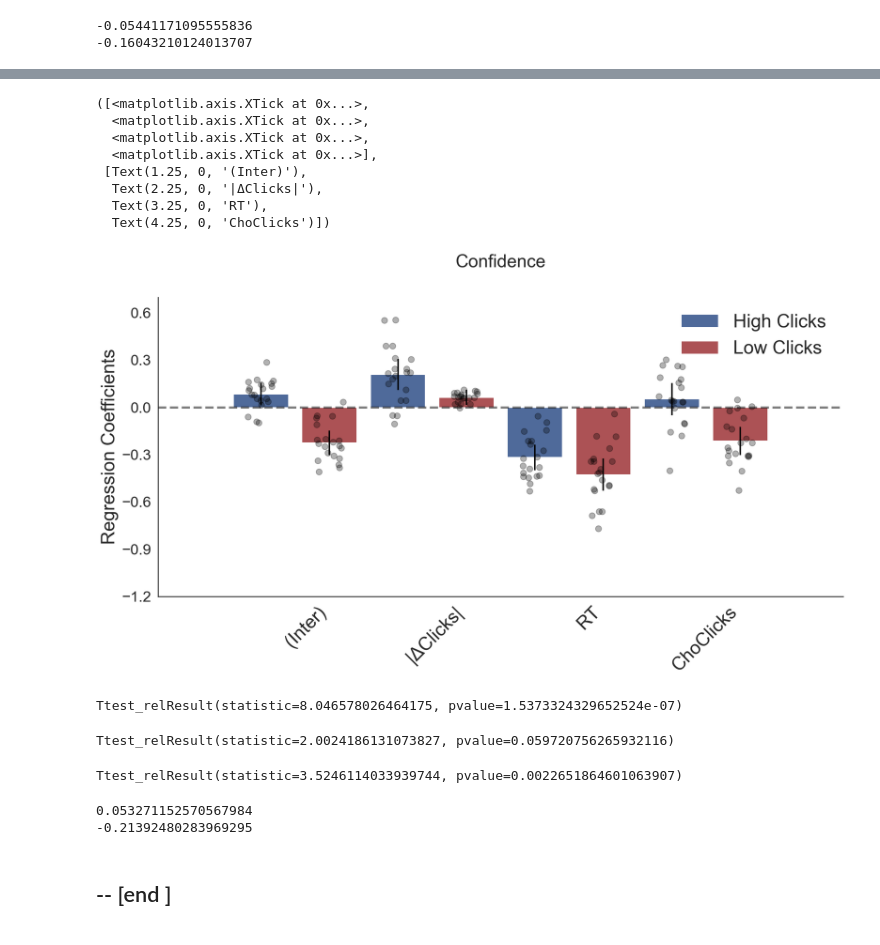
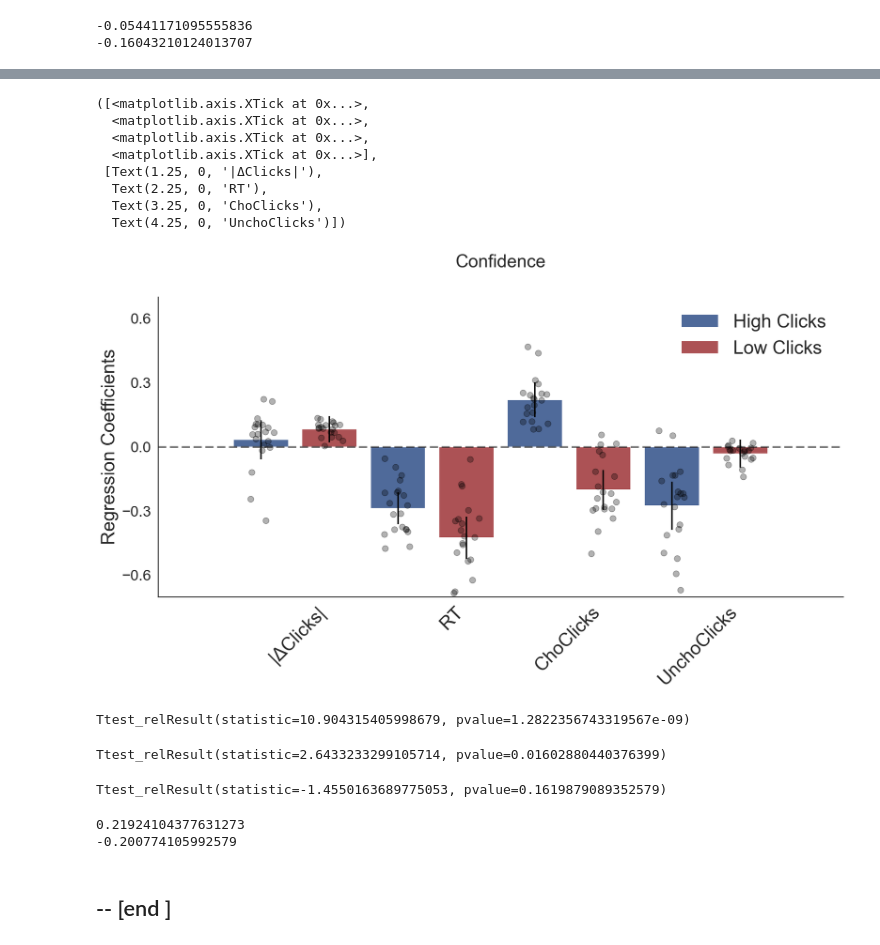
Before and after one commit to pradysepulveda/pupilPEB2021, a Jupyter notebook: Code PupilClicks/PEB2021_PupilSelect.ipynb, the cells around one changed output, grey strips where cells are left out. Cells and saved outputs as stored; diff of their text form; code cells hidden in the pictures.

```diff
--- a/Code PupilClicks/PEB2021_PupilSelect.ipynb
+++ b/Code PupilClicks/PEB2021_PupilSelect.ipynb
@@ -909,5 +948,5 @@ print(np.mean(par_table_data2.zTotFreq.values))
 # %%
-regFormula1 = "zConf ~    zAbsDFreq + zRT + zChoFreq + (zAbsDFreq + zRT + zChoFreq|part) "
+regFormula1 = "zConf ~    zAbsDFreq + zRT + zChoFreq + zUnchoFreq + (zAbsDFreq + zRT + zChoFreq + zUnchoFreq|part) "
 
 model1 = Lmer(regFormula1, data=data_expHigh)
 model2 = Lmer(regFormula1, data=data_expLow)
@@ -965,36 +1026,36 @@ table_data2
 # %%
 Coefpresplot_bar2(table_data1, par_table_data1,table_data2, par_table_data2, barcol1='#4F6A9A',barcol2='#AC5255',
                   title='Confidence', size='big',ymultiple=0.3, ticklabsize=20,labels= ['High Clicks','Low Clicks'])
 #plt.ylim(-0.4, 0.4)
-plt.xticks([1.25,2.25,3.25, 4.25],['(Inter)','|ΔClicks|','RT','ChoClicks'], rotation=45)
+plt.xticks([1.25,2.25,3.25, 4.25],['|ΔClicks|','RT','ChoClicks', 'UnchoClicks'], rotation=45)
 # %% [output]
 ([<matplotlib.axis.XTick at 0x...>,
   <matplotlib.axis.XTick at 0x...>,
   <matplotlib.axis.XTick at 0x...>,
   <matplotlib.axis.XTick at 0x...>],
- [Text(1.25, 0, '(Inter)'),
-  Text(2.25, 0, '|ΔClicks|'),
-  Text(3.25, 0, 'RT'),
-  Text(4.25, 0, 'ChoClicks')])
+ [Text(1.25, 0, '|ΔClicks|'),
+  Text(2.25, 0, 'RT'),
+  Text(3.25, 0, 'ChoClicks'),
+  Text(4.25, 0, 'UnchoClicks')])
-[figure, old version]
+[figure, new version]
 # %%
 stats.ttest_rel(par_table_data1.zChoFreq.values,par_table_data2.zChoFreq.values)
 # %% [output]
-Ttest_relResult(statistic=8.046578026464175, pvalue=1.5373324329652524e-07)
+Ttest_relResult(statistic=10.904315405998679, pvalue=1.2822356743319567e-09)
 # %%
 stats.ttest_rel(par_table_data1.zRT.values,par_table_data2.zRT.values)
 # %% [output]
-Ttest_relResult(statistic=2.0024186131073827, pvalue=0.059720756265932116)
+Ttest_relResult(statistic=2.6433233299105714, pvalue=0.01602880440376399)
 # %%
 stats.ttest_rel(par_table_data1.zAbsDFreq.values,par_table_data2.zAbsDFreq.values)
 # %% [output]
-Ttest_relResult(statistic=3.5246114033939744, pvalue=0.0022651864601063907)
+Ttest_relResult(statistic=-1.4550163689775053, pvalue=0.1619879089352579)
 # %%
 print(np.mean(par_table_data1.zChoFreq.values))
 print(np.mean(par_table_data2.zChoFreq.values))
 # %% [output]
-0.053271152570567984
--0.21392480283969295
+0.21924104377631273
+-0.200774105992579
 # %% [markdown]
 ## -- [end ]
 # %%
```
Also changed, not shown: parts of 14 cells of this notebook, 4 other files.
